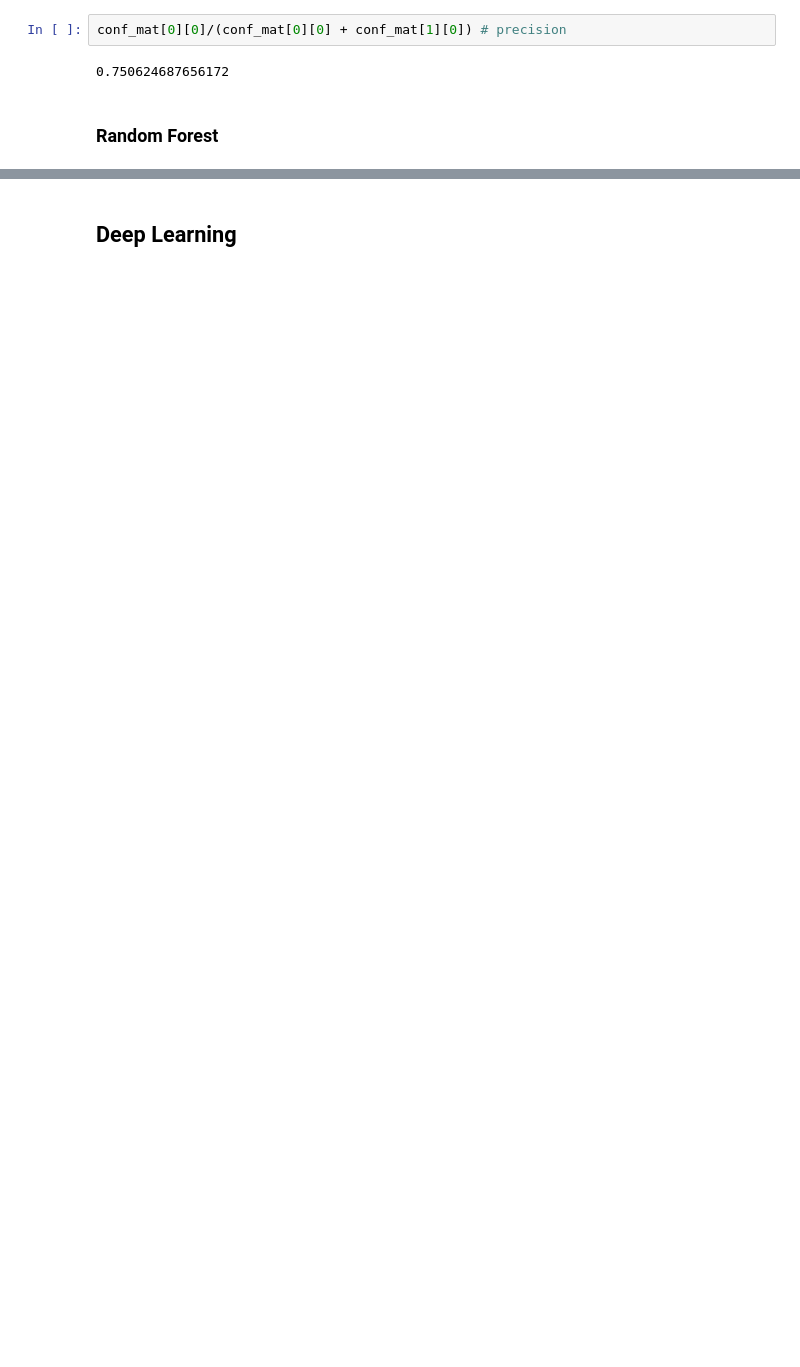
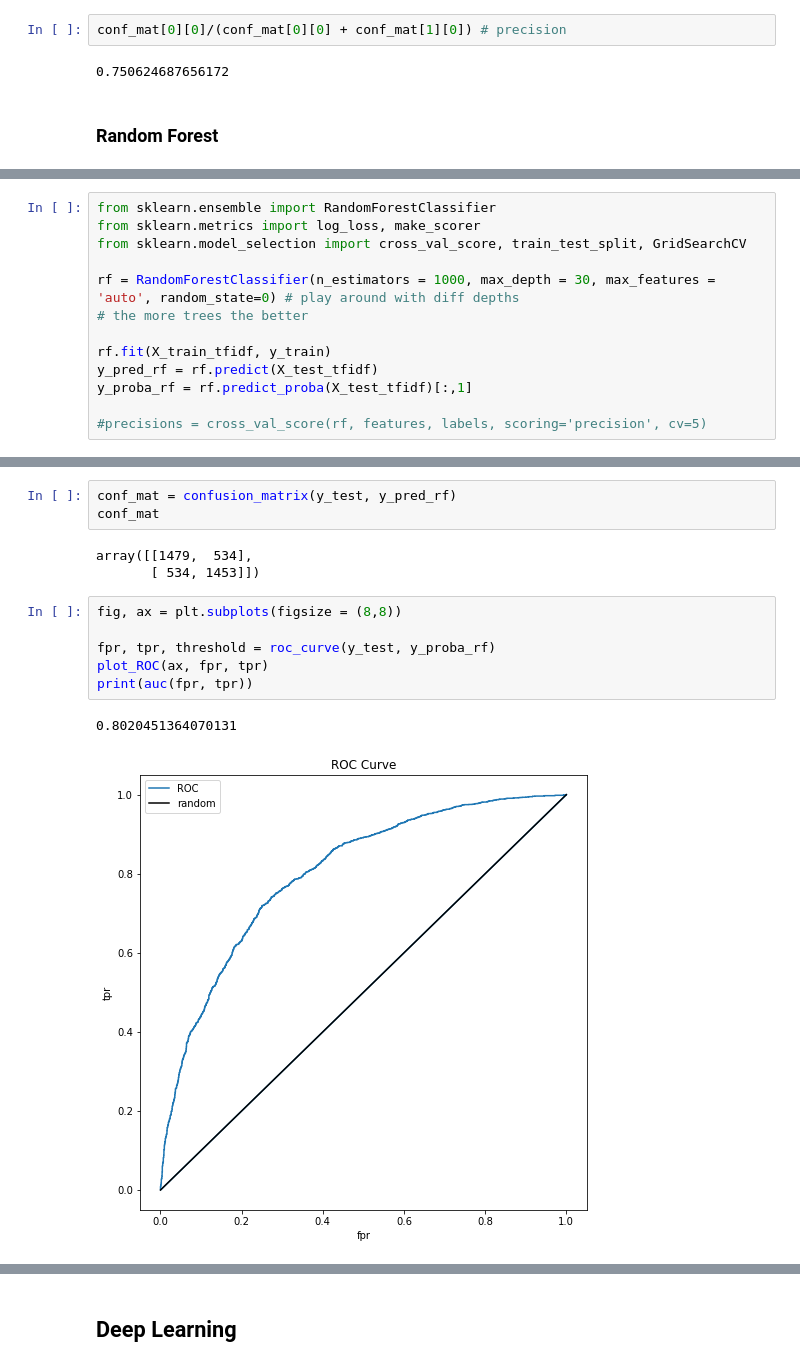
Before and after one commit to kelly-zhao/Predicting-Humor-in-Yelp-Reviews, a Jupyter notebook: reviews.ipynb, the cells around one changed output, grey strips where cells are left out. Drawn from its saved outputs; the diff is of its cells as text; blank space fills up the shorter version.

```diff
--- a/reviews.ipynb
+++ b/reviews.ipynb
@@ -622,0 +604,13 @@ from sklearn.ensemble import RandomForestClassifier
+# %%
+from sklearn.ensemble import RandomForestClassifier
+from sklearn.metrics import log_loss, make_scorer
+from sklearn.model_selection import cross_val_score, train_test_split, GridSearchCV
+
+rf = RandomForestClassifier(n_estimators = 1000, max_depth = 30, max_features = 'auto', random_state=0) # play around with diff depths
+# the more trees the better
+
+rf.fit(X_train_tfidf, y_train)
+y_pred_rf = rf.predict(X_test_tfidf)
+y_proba_rf = rf.predict_proba(X_test_tfidf)[:,1]
+
+#precisions = cross_val_score(rf, features, labels, scoring='precision', cv=5)
@@ -623 +631,16 @@ from sklearn.ensemble import RandomForestClassifier
+# %%
+conf_mat = confusion_matrix(y_test, y_pred_rf)
+conf_mat
+# %% [output]
+array([[1479,  534],
+       [ 534, 1453]])
+# %%
+fig, ax = plt.subplots(figsize = (8,8))
+
+fpr, tpr, threshold = roc_curve(y_test, y_proba_rf)
+plot_ROC(ax, fpr, tpr)
+print(auc(fpr, tpr))
+# %% [output]
+0.8020451364070131
+[figure, added]
 # %% [markdown]
```
Also changed, not shown: parts of 56 cells of this notebook.
